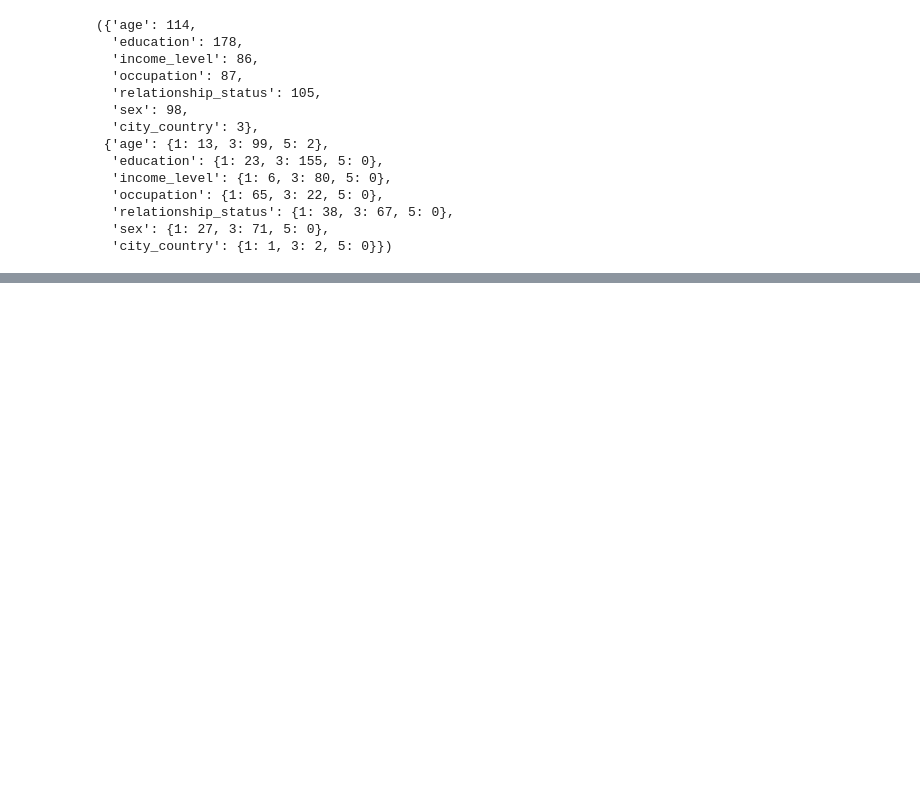
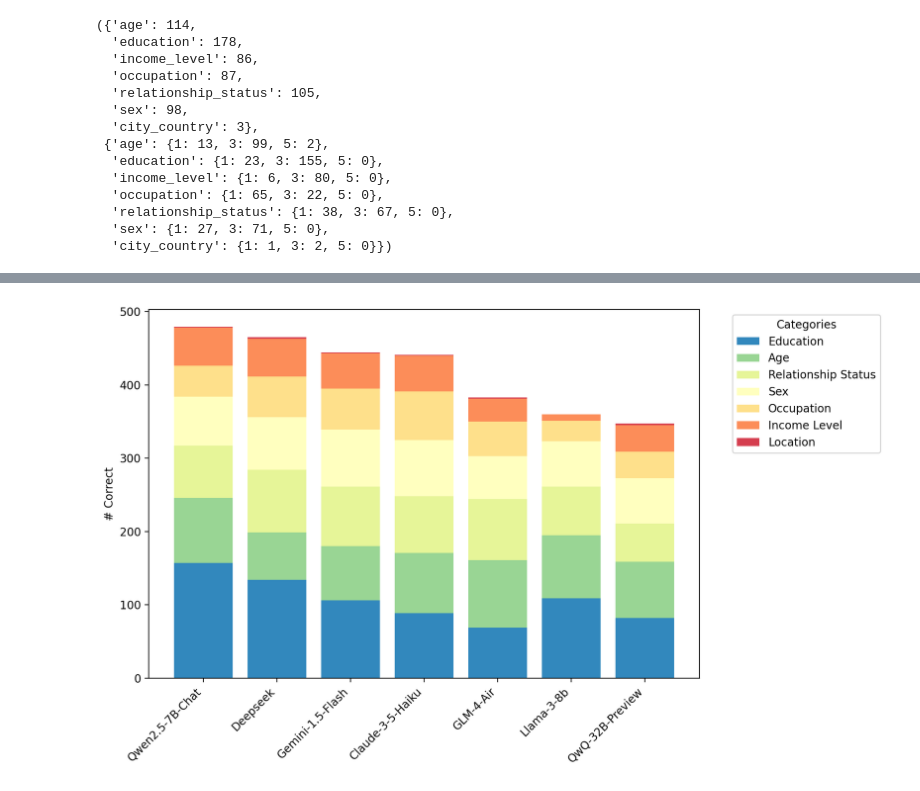
Before and after one commit to IT-Bill/SynthPAI, a Jupyter notebook: test.ipynb, the cells around one changed output, grey strips where cells are left out. Drawn from its saved outputs; the diff is of its cells as text; code cells hidden in the pictures; blank space fills up the shorter version.

```diff
--- a/test.ipynb
+++ b/test.ipynb
@@ -248,0 +435,35 @@ sum([int(float(i)) for i in ['114.0', '178.0', '86.0', '3.0', '87.0', '105.0', '
+# %%
+data = corrects
+# Cumulative data for stacking
+cumulative_data = np.cumsum(data, axis=1)
+
+# Create the plot
+fig, ax = plt.subplots(figsize=(10, 6), dpi=200)
+
+colors = ['#d53e4f','#fc8d59','#fee08b','#ffffbf','#e6f598','#99d594','#3288bd']
+colors = list(reversed(colors))
+
+# Draw the stacked bar chart
+for i, feature in enumerate(feature_names):
+    if i == 0:
+        ax.bar(sorted_models, data[:, i], label=feature, color=colors[i])
+    else:
+        ax.bar(
+            sorted_models,
+            data[:, i],
+            bottom=cumulative_data[:, i - 1],
+            label=feature,
+            color=colors[i],
+        )
+
+# Add labels and title
+ax.set_ylabel("# Correct")
+# ax.set_title("Accuracies")
+ax.legend(title="Categories", bbox_to_anchor=(1.05, 1), loc="upper left")
+plt.xticks(rotation=45, ha="right")
+
+# Show the plot
+plt.tight_layout()
+plt.show()
+# %% [output]
+[figure, added]
```
Also changed, not shown: parts of 10 cells of this notebook, 12 other files.
